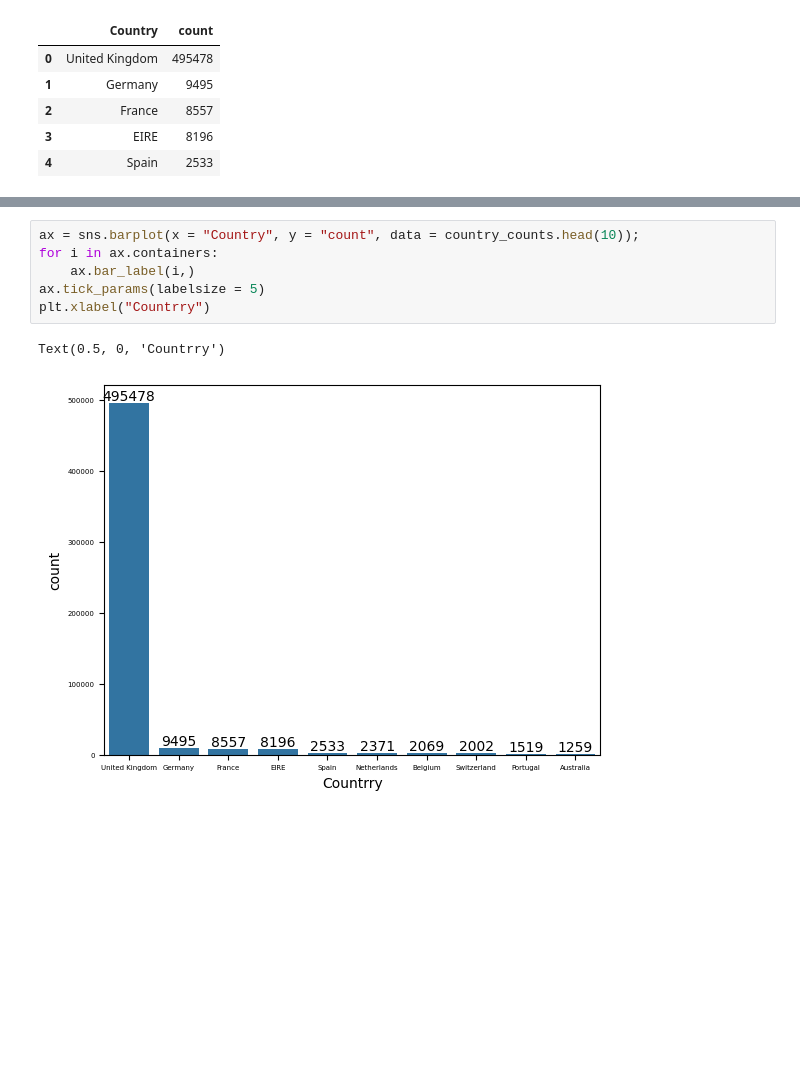
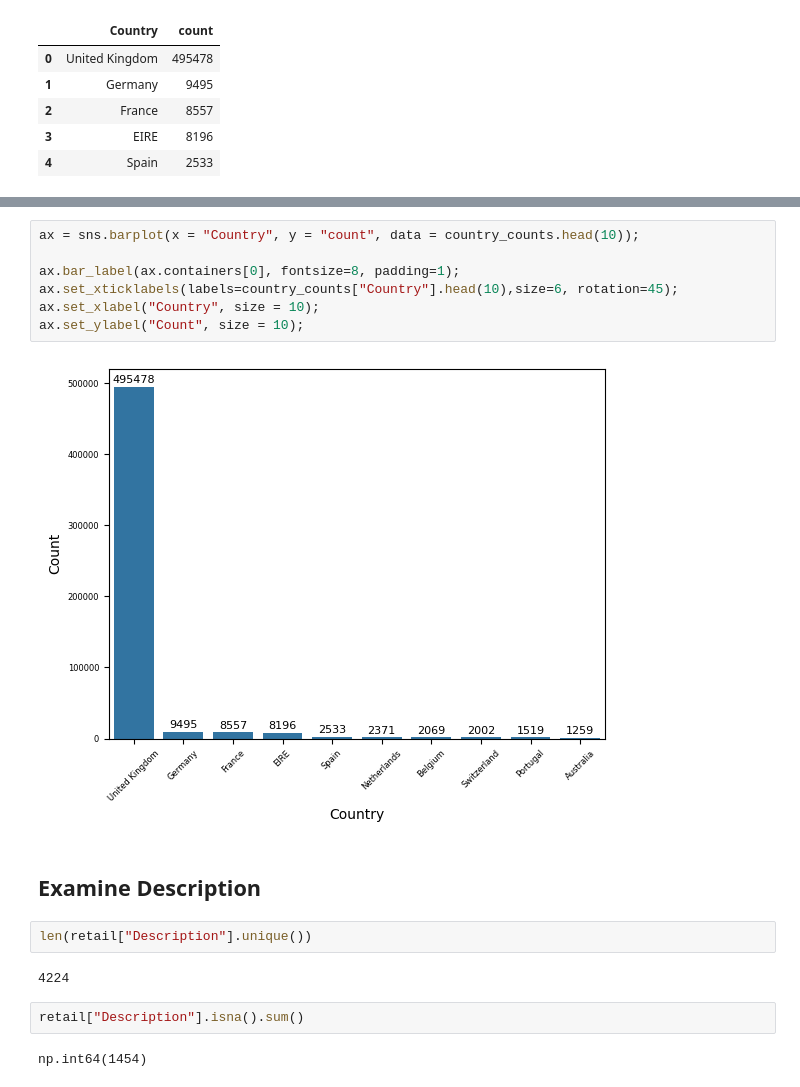
Before and after one commit to r0hankrishnan/retail_analysis, a Jupyter notebook: explore.ipynb, the cells around one changed output, grey strips where cells are left out. Drawn from its saved outputs; the diff is of its cells as text; blank space fills up the shorter version.

```diff
--- a/explore.ipynb
+++ b/explore.ipynb
@@ -705,9 +705,19 @@ Successfully installed seaborn-0.13.2
-# %%
-ax = sns.barplot(x = "Country", y = "count", data = country_counts.head(10));
-for i in ax.containers:
-    ax.bar_label(i,)
-ax.tick_params(labelsize = 5)
-plt.xlabel("Countrry")
-# %% [output]
-Text(0.5, 0, 'Countrry')
-[figure, removed]
+# %%
+ax = sns.barplot(x = "Country", y = "count", data = country_counts.head(10));
+
+ax.bar_label(ax.containers[0], fontsize=8, padding=1);
+ax.set_xticklabels(labels=country_counts["Country"].head(10),size=6, rotation=45);
+ax.set_xlabel("Country", size = 10);
+ax.set_ylabel("Count", size = 10);
+# %% [output]
+[figure, added]
+# %% [markdown]
+## Examine Description
+# %%
+len(retail["Description"].unique())
+# %% [output]
+4224
+# %%
+retail["Description"].isna().sum()
+# %% [output]
+np.int64(1454)
```
Also changed, not shown: parts of 7 cells of this notebook, 2 other files.
